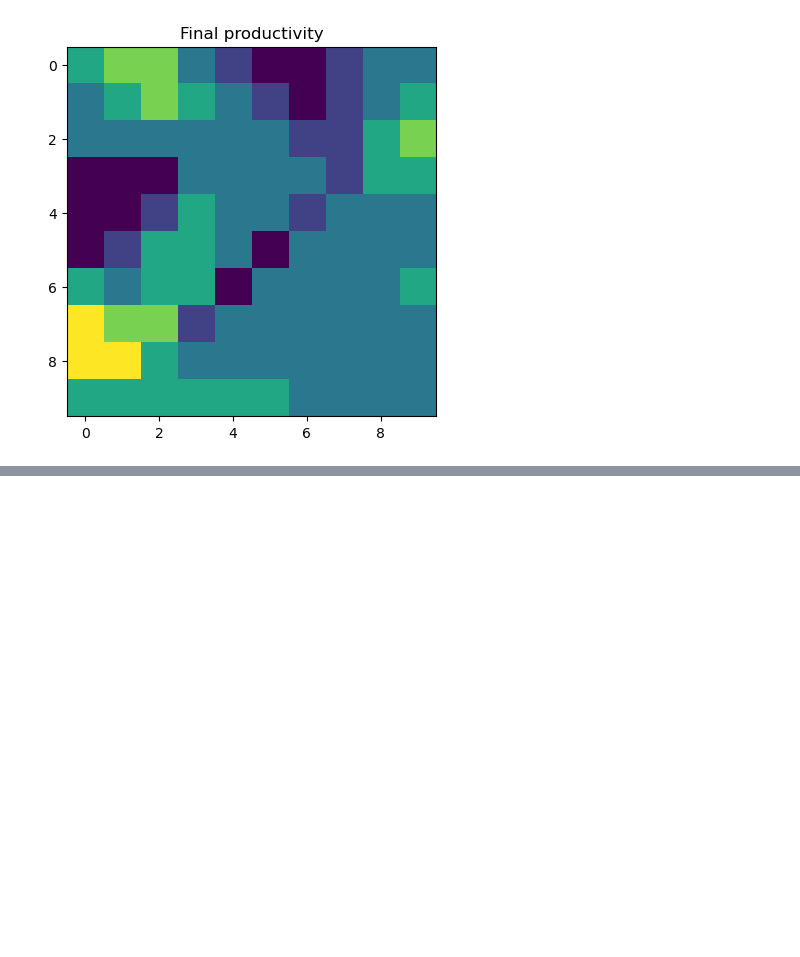
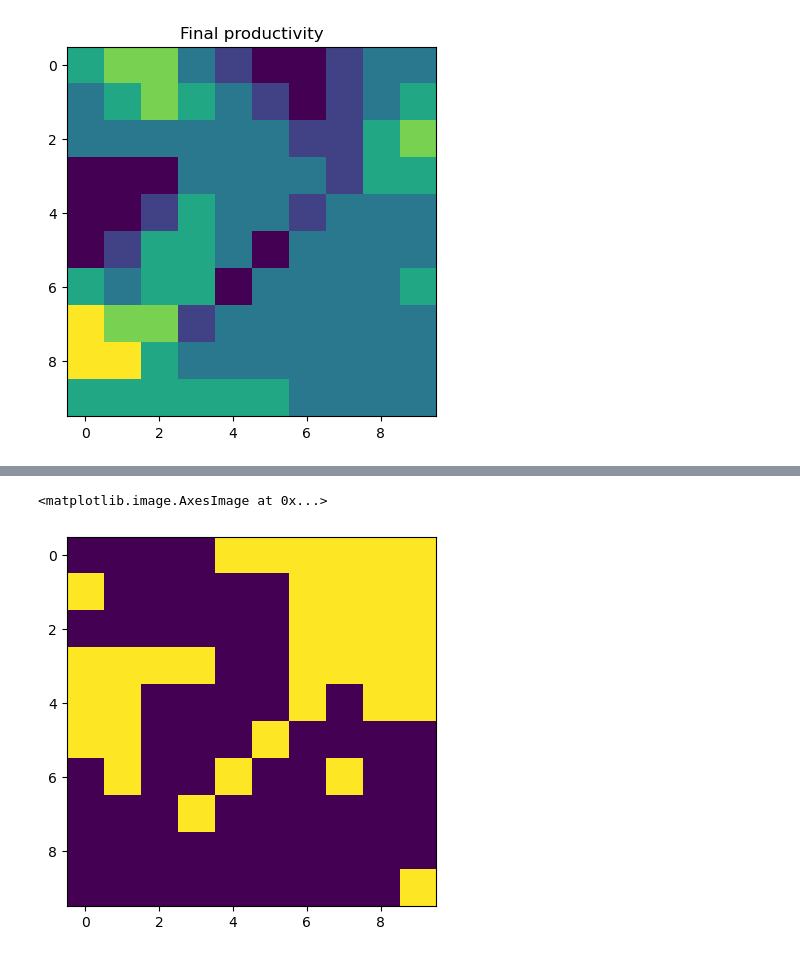
Before and after one commit to LeoKonzett/csh-vienna-abm, a Jupyter notebook: Agent_Dynamics_Playground.ipynb, the cells around one changed output, grey strips where cells are left out. Cells and saved outputs as stored; diff of their text form; code cells hidden in the pictures; blank space fills up the shorter version.

```diff
--- a/Agent_Dynamics_Playground.ipynb
+++ b/Agent_Dynamics_Playground.ipynb
@@ -213,0 +221,5 @@ fig.colorbar(pp)
+# %%
+plt.imshow(has_empty_neighbors)
+# %% [output]
+<matplotlib.image.AxesImage at 0x...>
+[figure, added]
```
Also changed, not shown: parts of 6 cells of this notebook.
